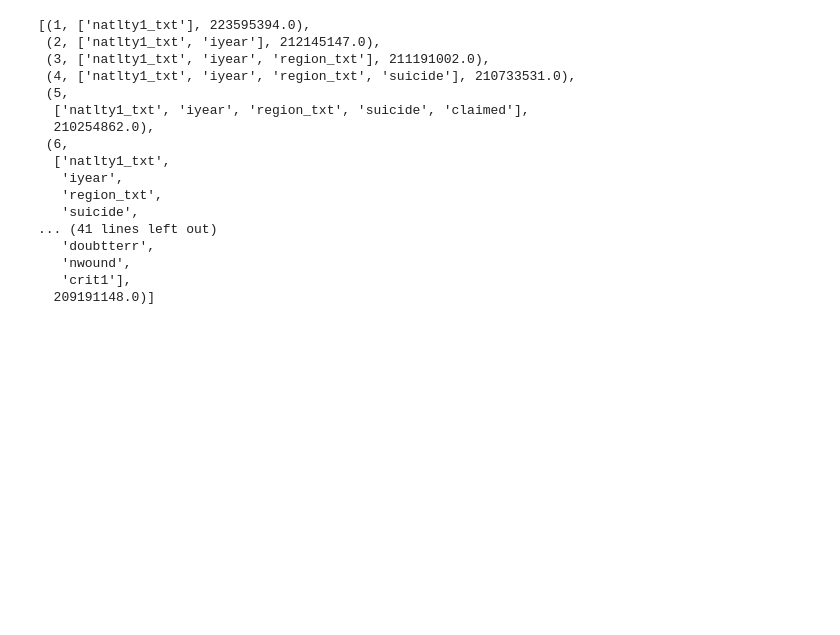
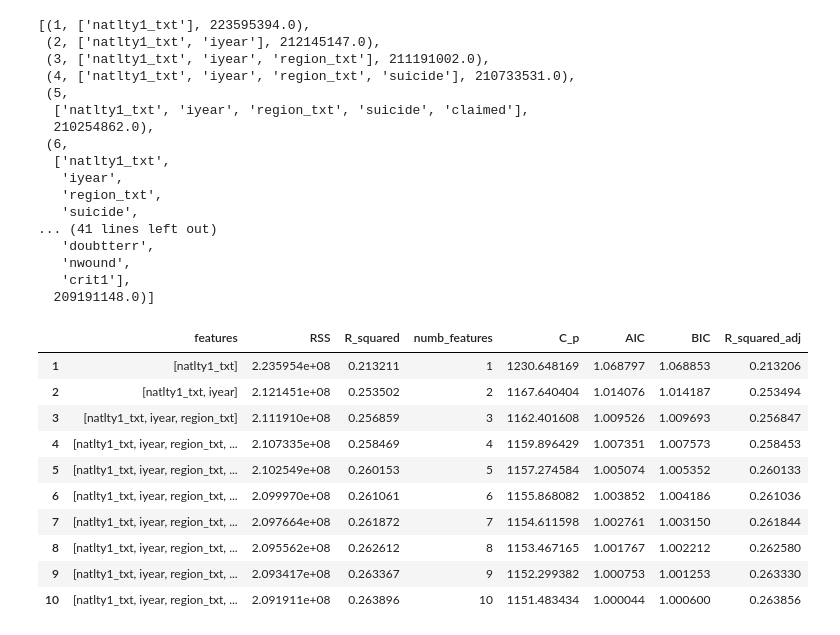
Before and after one commit to aghapygad336/MENA, a Jupyter notebook: MENA.ipynb, the cells around one changed output. Cells and saved outputs as stored; diff of their text form; code cells hidden in the pictures; blank space fills up the shorter version.

```diff
--- a/MENA.ipynb
+++ b/MENA.ipynb
@@ -111,3 +98,27 @@ Number of features | Features | RSS
    'nwound',
    'crit1'],
   209191148.0)]
+# %%
+#Initializing useful variables
+m = len(Y)
+p = 11
+hat_sigma_squared = (1/(m - p -1)) * min(df1['RSS'])
+
+#Computing
+df1['C_p'] = (1/m) * (df1['RSS'] + 2 * df1['numb_features'] * hat_sigma_squared )
+df1['AIC'] = (1/(m*hat_sigma_squared)) * (df1['RSS'] + 2 * df1['numb_features'] * hat_sigma_squared )
+df1['BIC'] = (1/(m*hat_sigma_squared)) * (df1['RSS'] +  np.log(m) * df1['numb_features'] * hat_sigma_squared )
+df1['R_squared_adj'] = 1 - ( (1 - df1['R_squared'])*(m-1)/(m-df1['numb_features'] -1))
+df1
+# %% [output]
+|  | features | RSS | R_squared | numb_features | C_p | AIC | BIC | R_squared_adj |
+| 1 | [natlty1_txt] | 2.235954e+08 | 0.213211 | 1 | 1230.648169 | 1.068797 | 1.068853 | 0.213206 |
+| 2 | [natlty1_txt, iyear] | 2.121451e+08 | 0.253502 | 2 | 1167.640404 | 1.014076 | 1.014187 | 0.253494 |
+| 3 | [natlty1_txt, iyear, region_txt] | 2.111910e+08 | 0.256859 | 3 | 1162.401608 | 1.009526 | 1.009693 | 0.256847 |
+| 4 | [natlty1_txt, iyear, region_txt, ... | 2.107335e+08 | 0.258469 | 4 | 1159.896429 | 1.007351 | 1.007573 | 0.258453 |
+| 5 | [natlty1_txt, iyear, region_txt, ... | 2.102549e+08 | 0.260153 | 5 | 1157.274584 | 1.005074 | 1.005352 | 0.260133 |
+| 6 | [natlty1_txt, iyear, region_txt, ... | 2.099970e+08 | 0.261061 | 6 | 1155.868082 | 1.003852 | 1.004186 | 0.261036 |
+| 7 | [natlty1_txt, iyear, region_txt, ... | 2.097664e+08 | 0.261872 | 7 | 1154.611598 | 1.002761 | 1.003150 | 0.261844 |
+| 8 | [natlty1_txt, iyear, region_txt, ... | 2.095562e+08 | 0.262612 | 8 | 1153.467165 | 1.001767 | 1.002212 | 0.262580 |
+| 9 | [natlty1_txt, iyear, region_txt, ... | 2.093417e+08 | 0.263367 | 9 | 1152.299382 | 1.000753 | 1.001253 | 0.263330 |
+| 10 | [natlty1_txt, iyear, region_txt, ... | 2.091911e+08 | 0.263896 | 10 | 1151.483434 | 1.000044 | 1.000600 | 0.263856 |
```
Also changed, not shown: parts of 5 cells of this notebook.
